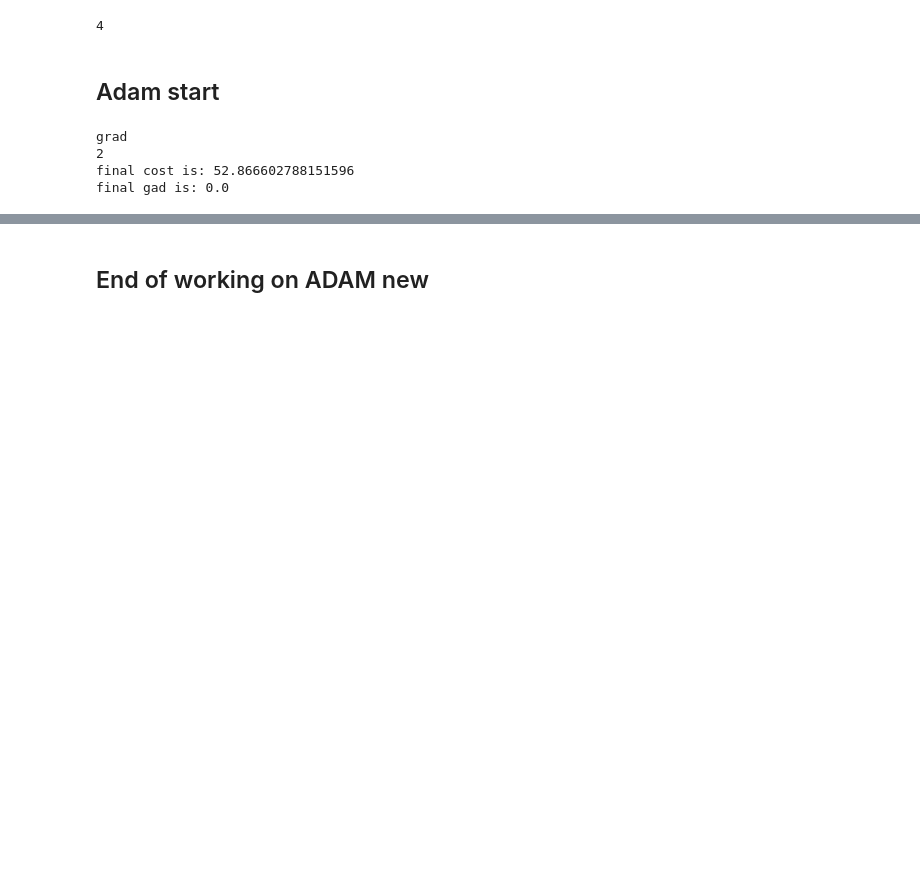
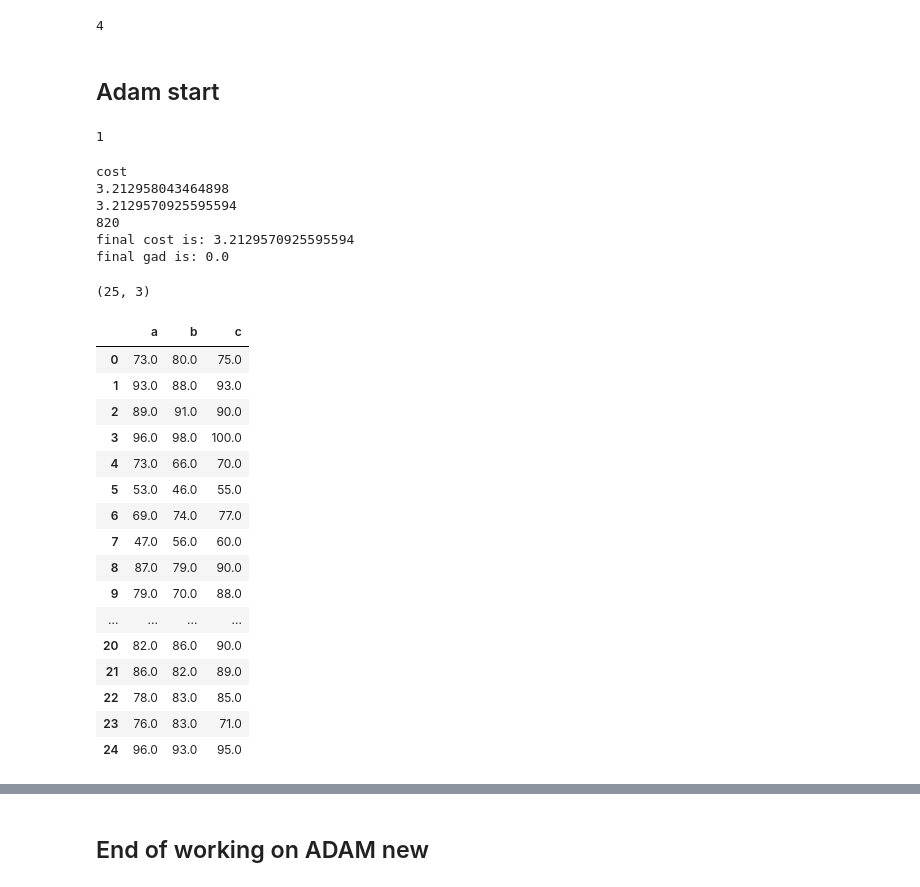
Before and after one commit to mahmoud-shabban/Numerical-optimization, a Jupyter notebook: exam.ipynb, the cells around one changed output, grey strips where cells are left out. Cells and saved outputs as stored; diff of their text form; code cells hidden in the pictures; blank space fills up the shorter version.

```diff
--- a/exam.ipynb
+++ b/exam.ipynb
@@ -328,5 +328,9 @@ s[3:4]
 4
 # %% [markdown]
 ## Adam start
+# %%
+50//50
+# %% [output]
+1
 # %%
 # 1- momentum based GD Batch and single variable if we want multi we get n of features and change the dimes to n,1
@@ -406,14 +425,41 @@ def ADAM_mini_batch(x,y, alpha = .001, beta = .01,batch_size = 5, epsilon = .000
     print('final gad is:',np.linalg.norm(grad_j_theta, ord= 2))
     return theta_hist, cost_hist
 # %%
-t,j = ADAM_mini_batch(x_multi,y_multi, alpha=.0915, beta = .006 , epoches= 10000)
+t,j = ADAM_mini_batch(x_multi,y_multi , batch_size=  5, alpha=.0291915, beta1 = .89, beta2 = .89 , epoches= 10000)
 t0 = [x[0] for x in t]
 t1 = [x[1] for x in t]
 t2 = [x[2] for x in t]
 t3 = [x[3] for x in t]
 # %% [output]
-grad
-2
-final cost is: 52.866602788151596
+cost
+3.212958043464898
+3.2129570925595594
+820
+final cost is: 3.2129570925595594
 final gad is: 0.0
+# %%
+x_multi.shape
+# %% [output]
+(25, 3)
+# %%
+df = pd.DataFrame({'a' : x_multi[:,0], 'b' : x_multi[:,1], 'c':x_multi[:,2]})
+df
+# %% [output]
+|  | a | b | c |
+| 0 | 73.0 | 80.0 | 75.0 |
+| 1 | 93.0 | 88.0 | 93.0 |
+| 2 | 89.0 | 91.0 | 90.0 |
+| 3 | 96.0 | 98.0 | 100.0 |
+| 4 | 73.0 | 66.0 | 70.0 |
+| 5 | 53.0 | 46.0 | 55.0 |
+| 6 | 69.0 | 74.0 | 77.0 |
+| 7 | 47.0 | 56.0 | 60.0 |
+| 8 | 87.0 | 79.0 | 90.0 |
+| 9 | 79.0 | 70.0 | 88.0 |
+| ... | ... | ... | ... |
+| 20 | 82.0 | 86.0 | 90.0 |
+| 21 | 86.0 | 82.0 | 89.0 |
+| 22 | 78.0 | 83.0 | 85.0 |
+| 23 | 76.0 | 83.0 | 71.0 |
+| 24 | 96.0 | 93.0 | 95.0 |
 # %%
```
Also changed, not shown: parts of 10 cells of this notebook.
